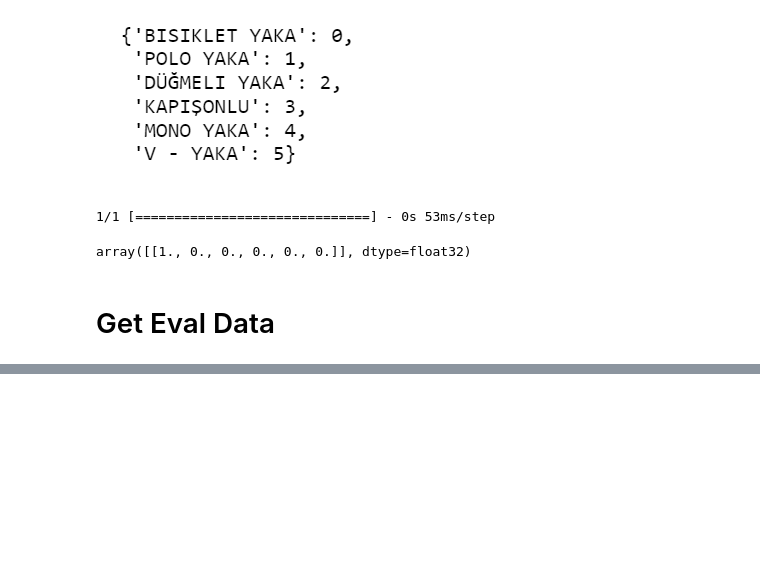
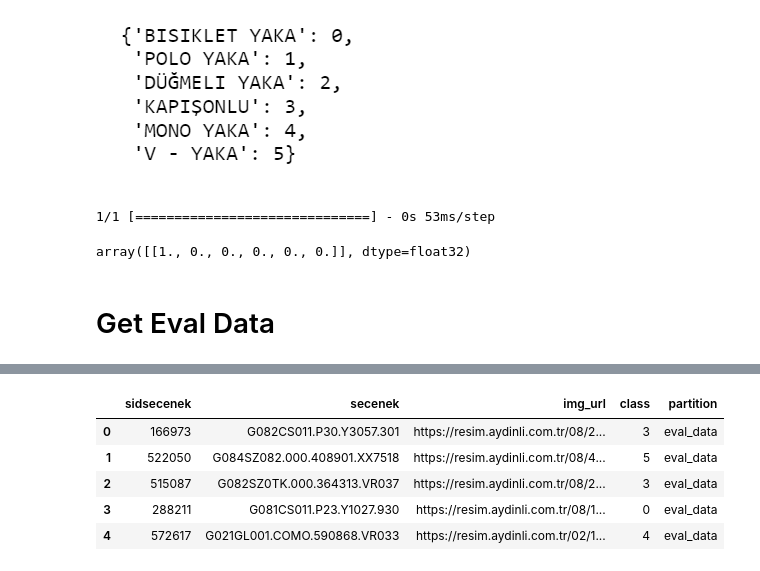
Before and after one commit to melihkacaman/neckline_classifier_Aydinli, a Jupyter notebook: notebooks/03 Efnet Model Evaluation.ipynb, the cells around one changed output, grey strips where cells are left out. Saved outputs shown, nothing was run; the diff lists cells and outputs as text; code cells hidden in the pictures; blank space fills up the shorter version.

Commit message:
model evaluation is done for efnet

```diff
--- a/notebooks/03 Efnet Model Evaluation.ipynb
+++ b/notebooks/03 Efnet Model Evaluation.ipynb
@@ -68,0 +95,18 @@ eval_data.head()
+# %%
+model_eval_data = pd.DataFrame()
+
+for k, v in labels.items():
+    model_eval_data = pd.concat([
+        model_eval_data,
+        eval_data[eval_data["class"] == v].sample(n=1000)
+    ])
+
+model_eval_data = model_eval_data.sample(frac=1).reset_index(drop=True)
+model_eval_data.head()
+# %% [output]
+|  | sidsecenek | secenek | img_url | class | partition |
+| 0 | 166973 | G082CS011.P30.Y3057.301 | https://resim.aydinli.com.tr/08/2... | 3 | eval_data |
+| 1 | 522050 | G084SZ082.000.408901.XX7518 | https://resim.aydinli.com.tr/08/4... | 5 | eval_data |
+| 2 | 515087 | G082SZ0TK.000.364313.VR037 | https://resim.aydinli.com.tr/08/2... | 3 | eval_data |
+| 3 | 288211 | G081CS011.P23.Y1027.930 | https://resim.aydinli.com.tr/08/1... | 0 | eval_data |
+| 4 | 572617 | G021GL001.COMO.590868.VR033 | https://resim.aydinli.com.tr/02/1... | 4 | eval_data |
```
Also changed, not shown: parts of 10 cells of this notebook.
